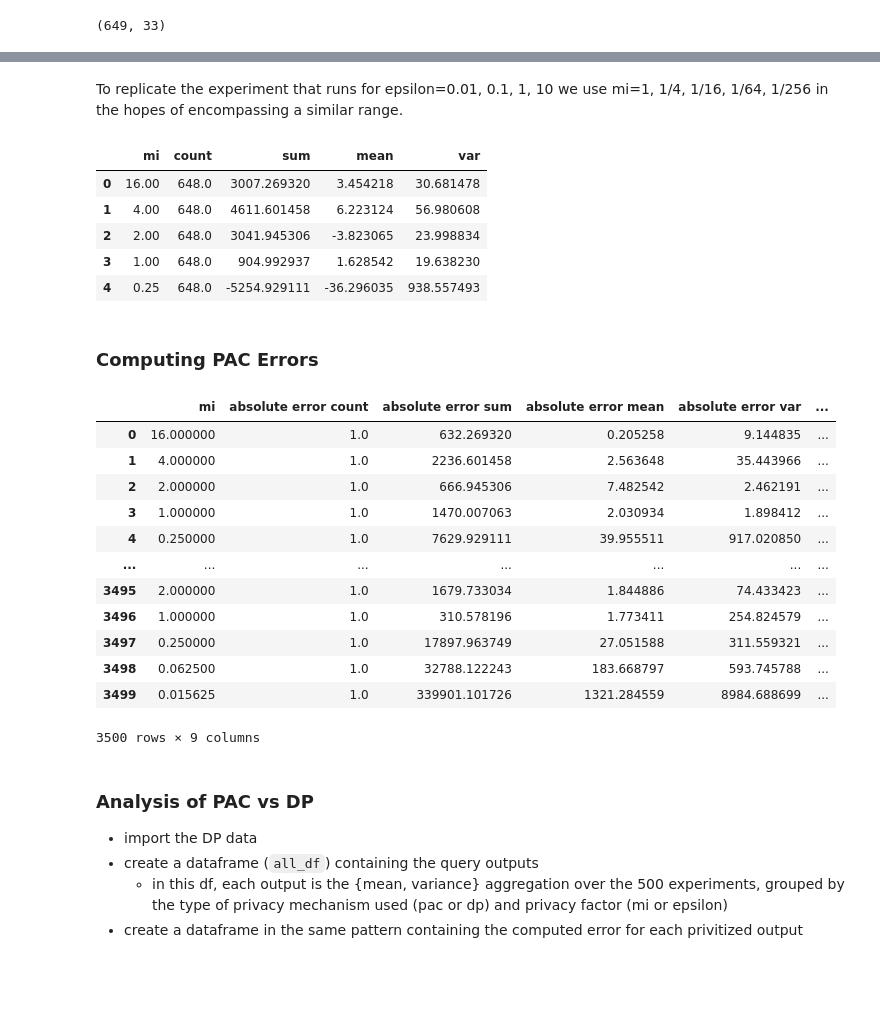
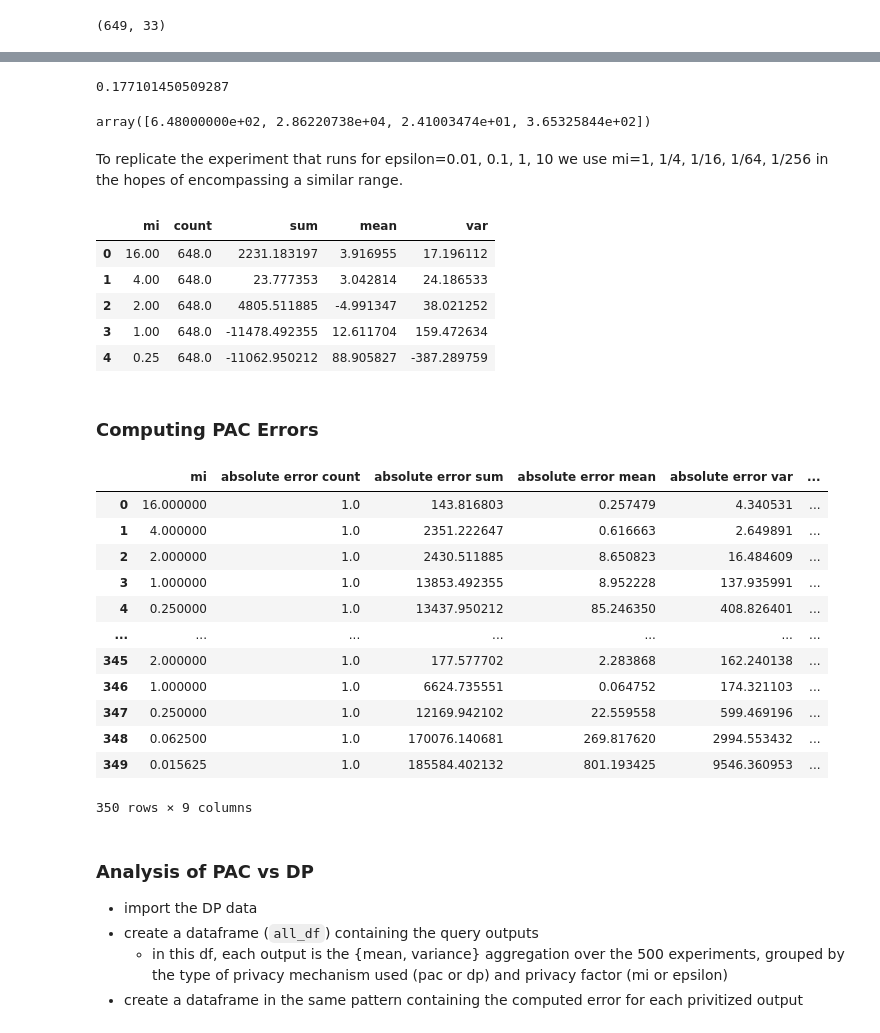
Before and after one commit to michaelnoguera/pacdb, a Jupyter notebook: flat_file-student_performance-sparkless.ipynb, the cells around one changed output, grey strips where cells are left out. Saved outputs shown, nothing was run; the diff lists cells and outputs as text; code cells hidden in the pictures; blank space fills up the shorter version.

```diff
--- a/flat_file-student_performance-sparkless.ipynb
+++ b/flat_file-student_performance-sparkless.ipynb
@@ -26,7 +36,14 @@ SAMPLES = 500
 
 true_result = por_df['absences'].agg(['count','sum', 'mean', 'var']).to_numpy() # Save the true result of the query for later
 
-def generate_samples() -> List[np.ndarray]:
+def generate_samples(laplace_lambda: float = 1.0, alpha: int = 10) -> List[np.ndarray]:
+    # thresholding happens here for PAC -- if there are less than alpha samples
+    # (with some Laplacian noise), then we don't subsample and return None.
+    num_samples: int = por_df['absences'].count()
+    laplace_noise: float = np.random.laplace(scale=laplace_lambda)
+    if num_samples + laplace_noise < alpha:  # if we don't get enough results from the query
+        return None
+
     def run_query(i: int):
         temp_df = por_df.sample(frac=0.5)
         out_df = temp_df['absences'].agg(['count','sum', 'mean', 'var'])
@@ -39,7 +56,7 @@ def generate_samples() -> List[np.ndarray]:
 
     return out_np
 # %%
-GENERATE = False
+GENERATE = True
 if GENERATE:
     out_np = generate_samples()
 else:
@@ -48,0 +64,5 @@ GENERATE = False, so we will load saved output from files rather than recomputin
+# %%
+dimensions: int = len(out_np[0])
+out_np_2darr = [np.atleast_2d(o) for o in out_np] # make sure all the DF -> np.ndarray conversions result in 2d arrays
+
+est_y: np.ndarray = np.stack(out_np_2darr, axis=-1).reshape(dimensions, SAMPLES)
@@ -49,3 +89,7 @@ GENERATE = False, so we will load saved output from files rather than recomputin
+# %%
+dp_ps_to_epsilon(calc_posterior(1/256.))
+# %% [output]
+0.177101450509287
 # %%
 ### Compute PAC Noise
 def updateDataFrame(vec: np.ndarray, df: DataFrame) -> DataFrame:
@@ -56,8 +100,12 @@ def updateDataFrame(vec: np.ndarray, df: DataFrame) -> DataFrame:
     noisy_output_df.loc[0] = vec
     return noisy_output_df
 
-def do_pac_and_release(out_np: List[np.ndarray], max_mi: float = 1./4) -> np.ndarray:
+def do_pac_and_release(out_np: List[np.ndarray],
+                       max_mi: float = 1./4) -> np.ndarray:
+
+
     dimensions: int = len(out_np[0])
+
     out_np_2darr = [np.atleast_2d(o) for o in out_np] # make sure all the DF -> np.ndarray conversions result in 2d arrays
 
     est_y: np.ndarray = np.stack(out_np_2darr, axis=-1).reshape(dimensions, SAMPLES)
@@ -67,9 +115,7 @@ def do_pac_and_release(out_np: List[np.ndarray], max_mi: float = 1./4) -> np.nda
     sqrt_total_var: np.floating[Any] = np.sum(np.sqrt(fin_var))
 
     pac_noise: np.ndarray = (1./(2*max_mi)) * sqrt_total_var * np.sqrt(fin_var)  # variance of the PAC noise
-
     pac_noises_to_add: np.ndarray = np.random.normal(loc=0, scale=pac_noise)
-
     # Add noise element-wise to the outputs
     pac_release = out_np[0] + pac_noises_to_add
 
@@ -79,45 +125,47 @@ def do_pac_and_release(out_np: List[np.ndarray], max_mi: float = 1./4) -> np.nda
 # noisy_output_df = updateDataFrame(pac_release, out[0])
 # %%
 # If you want to see the output of one sample then run this
-# do_pac_and_release(out_np)
+do_pac_and_release(out_np)
+# %% [output]
+array([6.48000000e+02, 2.86220738e+04, 2.41003474e+01, 3.65325844e+02])
 # %% [markdown]
 To replicate the experiment that runs for epsilon=0.01, 0.1, 1, 10
 we use mi=1, 1/4, 1/16, 1/64, 1/256 in the hopes of encompassing a similar range.
 # %%
 MI_OPTIONS = [16., 4., 2., 1., 1/4, 1/16, 1/64]
-EXPERIMENTS = 500
+EXPERIMENTS = 50
 
 if GENERATE:
     # df = pd.DataFrame([], columns=['mi', 'count', 'sum', 'mean', 'var'])
     experiment_results = []
 
     for e in range(EXPERIMENTS):
         for mi in MI_OPTIONS:
             out_np = generate_samples()
             noisy_output = do_pac_and_release(out_np, mi)
             experiment_results.append([mi, *noisy_output])
 
     df = pd.DataFrame(experiment_results, columns=['mi', 'count', 'sum', 'mean', 'var'])
 
     # Save the new data to outputs/...
     # df.to_parquet('outputs/pac-results_student-por.parquet')
     # with open('outputs/pac-experiment_results_student-por.pkl', 'wb') as f:
     #     pickle.dump(experiment_results, f)
 else:
     df = pq.read_table(f"outputs/pac-results_student-por.parquet").to_pandas()
 
     # Skip loading experiment_results because they are not needed, however you can load them if you want
     # with open('outputs/pac-experiment_results_student-por.pkl', 'rb') as f:
     #     experiment_results = pickle.load(f)
 
 df.head()
 # %% [output]
 |  | mi | count | sum | mean | var |
-| 0 | 16.00 | 648.0 | 3007.269320 | 3.454218 | 30.681478 |
-| 1 | 4.00 | 648.0 | 4611.601458 | 6.223124 | 56.980608 |
-| 2 | 2.00 | 648.0 | 3041.945306 | -3.823065 | 23.998834 |
-| 3 | 1.00 | 648.0 | 904.992937 | 1.628542 | 19.638230 |
-| 4 | 0.25 | 648.0 | -5254.929111 | -36.296035 | 938.557493 |
+| 0 | 16.00 | 648.0 | 2231.183197 | 3.916955 | 17.196112 |
+| 1 | 4.00 | 648.0 | 23.777353 | 3.042814 | 24.186533 |
+| 2 | 2.00 | 648.0 | 4805.511885 | -4.991347 | 38.021252 |
+| 3 | 1.00 | 648.0 | -11478.492355 | 12.611704 | 159.472634 |
+| 4 | 0.25 | 648.0 | -11062.950212 | 88.905827 | -387.289759 |
 # %% [markdown]
 ### Computing PAC Errors
 # %%
@@ -141,18 +189,18 @@ else:
 pac_errors_df
 # %% [output]
 |  | mi | absolute error count | absolute error sum | absolute error mean | absolute error var | ... |
-| 0 | 16.000000 | 1.0 | 632.269320 | 0.205258 | 9.144835 | ... |
-| 1 | 4.000000 | 1.0 | 2236.601458 | 2.563648 | 35.443966 | ... |
-| 2 | 2.000000 | 1.0 | 666.945306 | 7.482542 | 2.462191 | ... |
-| 3 | 1.000000 | 1.0 | 1470.007063 | 2.030934 | 1.898412 | ... |
-| 4 | 0.250000 | 1.0 | 7629.929111 | 39.955511 | 917.020850 | ... |
+| 0 | 16.000000 | 1.0 | 143.816803 | 0.257479 | 4.340531 | ... |
+| 1 | 4.000000 | 1.0 | 2351.222647 | 0.616663 | 2.649891 | ... |
+| 2 | 2.000000 | 1.0 | 2430.511885 | 8.650823 | 16.484609 | ... |
+| 3 | 1.000000 | 1.0 | 13853.492355 | 8.952228 | 137.935991 | ... |
+| 4 | 0.250000 | 1.0 | 13437.950212 | 85.246350 | 408.826401 | ... |
 | ... | ... | ... | ... | ... | ... | ... |
-| 3495 | 2.000000 | 1.0 | 1679.733034 | 1.844886 | 74.433423 | ... |
-| 3496 | 1.000000 | 1.0 | 310.578196 | 1.773411 | 254.824579 | ... |
-| 3497 | 0.250000 | 1.0 | 17897.963749 | 27.051588 | 311.559321 | ... |
-| 3498 | 0.062500 | 1.0 | 32788.122243 | 183.668797 | 593.745788 | ... |
-| 3499 | 0.015625 | 1.0 | 339901.101726 | 1321.284559 | 8984.688699 | ... |
+| 345 | 2.000000 | 1.0 | 177.577702 | 2.283868 | 162.240138 | ... |
+| 346 | 1.000000 | 1.0 | 6624.735551 | 0.064752 | 174.321103 | ... |
+| 347 | 0.250000 | 1.0 | 12169.942102 | 22.559558 | 599.469196 | ... |
+| 348 | 0.062500 | 1.0 | 170076.140681 | 269.817620 | 2994.553432 | ... |
+| 349 | 0.015625 | 1.0 | 185584.402132 | 801.193425 | 9546.360953 | ... |
-3500 rows × 9 columns
+350 rows × 9 columns
 # %%
 # if GENERATE:
 #     mean_df = df.groupby('mi').mean()[['count', 'sum', 'mean', 'var']]
```
Also changed, not shown: parts of 9 cells of this notebook, 1 other file.
